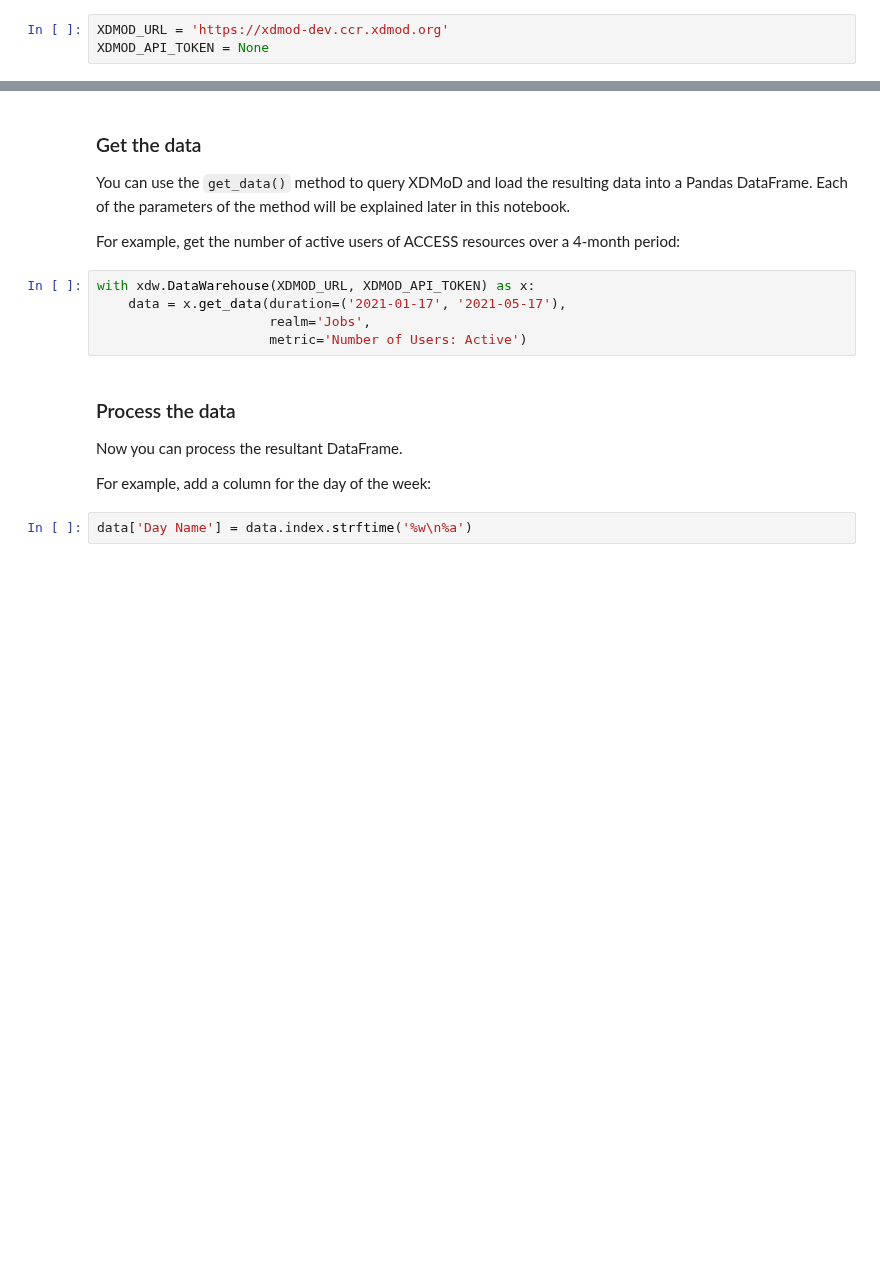
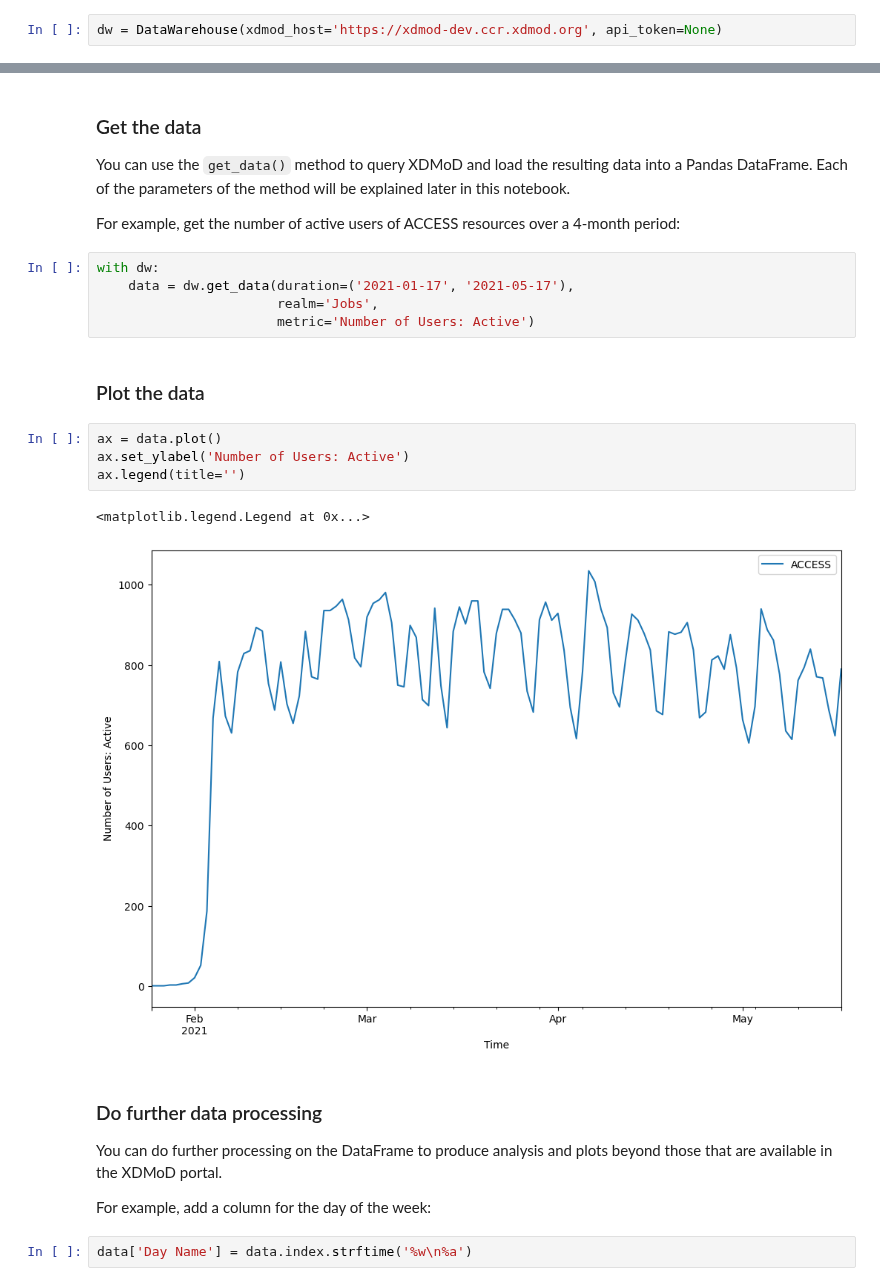
Before and after one commit to ubccr/xdmod-notebooks, a Jupyter notebook: My-First-XDMoD-Analytic.ipynb, the cells around one changed output, grey strips where cells are left out. Cells and saved outputs as stored; diff of their text form; blank space fills up the shorter version.

```diff
--- a/My-First-XDMoD-Analytic.ipynb
+++ b/My-First-XDMoD-Analytic.ipynb
@@ -29,4 +28,3 @@ To access the data in XDMoD you need to know the URL of the XDMoD instance. You
 # %%
-XDMOD_URL = 'https://xdmod-dev.ccr.xdmod.org'
-XDMOD_API_TOKEN = None
+dw = DataWarehouse(xdmod_host='https://xdmod-dev.ccr.xdmod.org', api_token=None)
 # %% [markdown]
@@ -44,13 +42,22 @@
 
 For example, get the number of active users of ACCESS resources over a 4-month period:
 # %%
-with xdw.DataWarehouse(XDMOD_URL, XDMOD_API_TOKEN) as x:
-    data = x.get_data(duration=('2021-01-17', '2021-05-17'),
-                      realm='Jobs',
-                      metric='Number of Users: Active')
+with dw:
+    data = dw.get_data(duration=('2021-01-17', '2021-05-17'),
+                       realm='Jobs',
+                       metric='Number of Users: Active')
+# %% [markdown]
+### Plot the data
+# %%
+ax = data.plot()
+ax.set_ylabel('Number of Users: Active')
+ax.legend(title='')
+# %% [output]
+<matplotlib.legend.Legend at 0x...>
+[figure, added]
 # %% [markdown]
-### Process the data
-Now you can process the resultant DataFrame.
+### Do further data processing
+You can do further processing on the DataFrame to produce analysis and plots beyond those that are available in the XDMoD portal.
 
 For example, add a column for the day of the week:
 # %%
```
Also changed, not shown: parts of 24 cells of this notebook.
